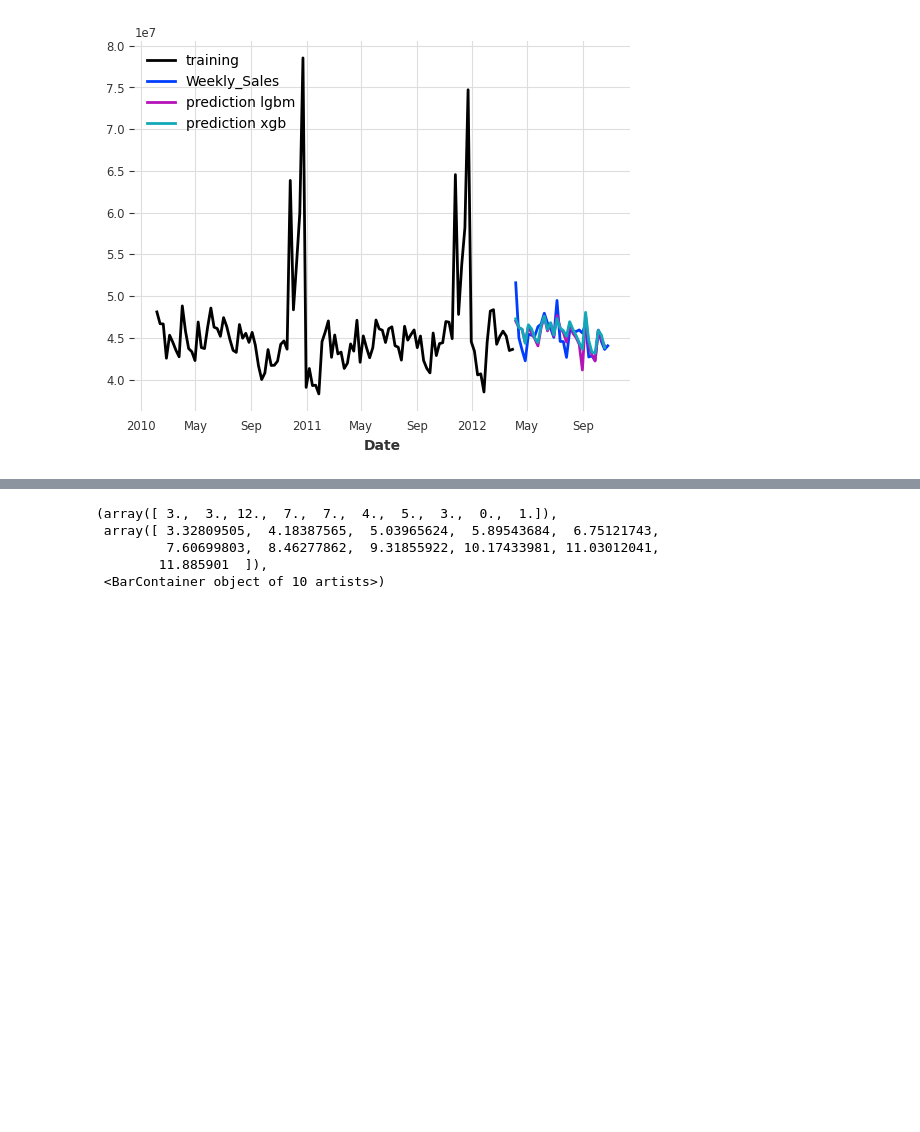
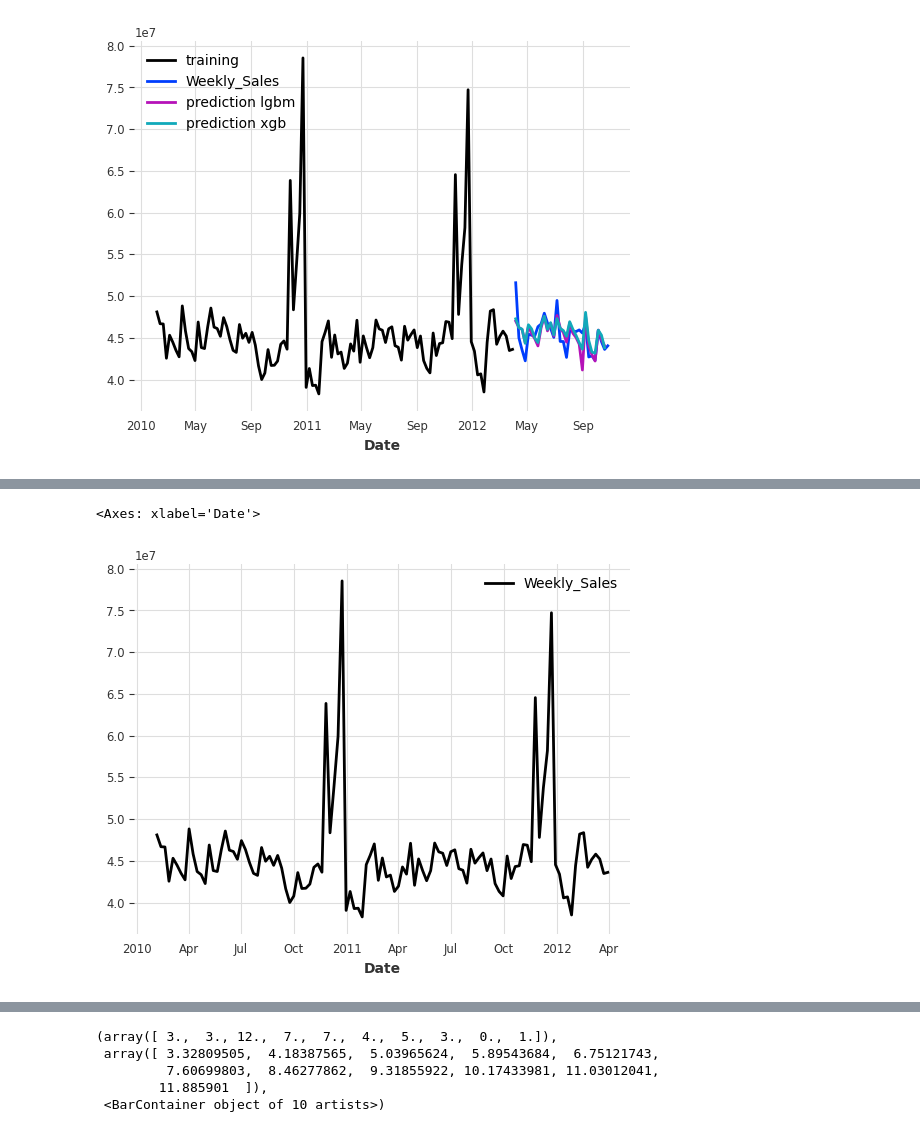
Before and after one commit to GuillermoSainz07/retail_mlops_project, a Jupyter notebook: notebooks/ml_exp.ipynb, the cells around one changed output, grey strips where cells are left out. Cells and saved outputs as stored; diff of their text form; code cells hidden in the pictures; blank space fills up the shorter version.

```diff
--- a/notebooks/ml_exp.ipynb
+++ b/notebooks/ml_exp.ipynb
@@ -186,3 +191,8 @@ lgbm_historical_forecast = model_lgbm.historical_forecasts(series=y_ts,
+# %%
+sum(y_train[1:]).plot()
+# %% [output]
+<Axes: xlabel='Date'>
+[figure, added]
 # %%
 xgb_historical_forecast = model.historical_forecasts(series=y_ts,
                                                         future_covariates=future_cov_ts,
```
Also changed, not shown: parts of 7 cells of this notebook, 11 other files.
